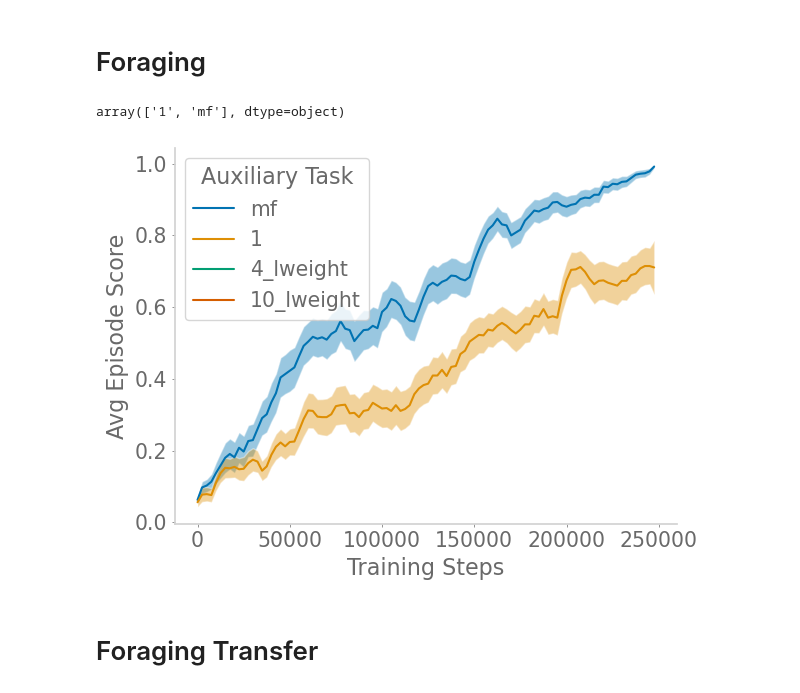
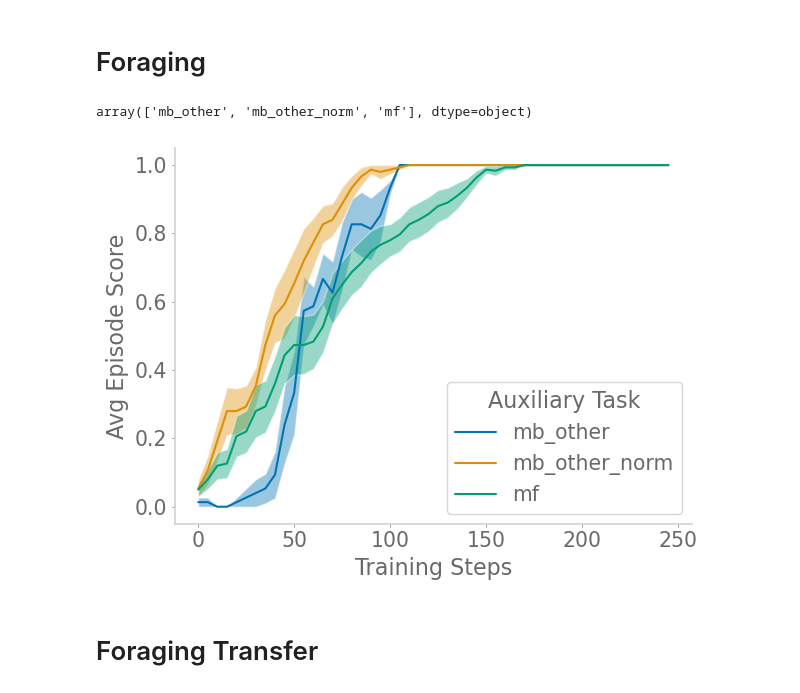
Before and after one commit to chingf/auxrl, a Jupyter notebook: notebooks/03-plot_learning_curves.ipynb, the cells around one changed output. Saved outputs shown, nothing was run; the diff lists cells and outputs as text; code cells hidden in the pictures.

```diff
--- a/notebooks/03-plot_learning_curves.ipynb
+++ b/notebooks/03-plot_learning_curves.ipynb
@@ -61,12 +61,12 @@ def get_df(base, z, pfiles):
 # %% [markdown]
 # Foraging
 # %%
-base = 'gridworld'
-z = 8
+base = 'gridtest'
+z = 10
 # %%
 pfiles = []
 
-pickle_dir = f'{engram_dir}pickles/{basename}_dm_dim{dim}/'
+pickle_dir = f'{engram_dir}pickles/{base}_dm_dim{z}/'
 for pfile in os.listdir(pickle_dir):
     if pfile.endswith('.p'):
         pfiles.append(f'{pickle_dir}{pfile}')
@@ -74,44 +74,44 @@ df = get_df(base, z, pfiles)
 # %%
 np.unique(df['model'])
 # %% [output]
-array(['1', 'mf'], dtype=object)
+array(['mb_other', 'mb_other_norm', 'mf'], dtype=object)
 # %%
 new_df = df.copy()
 smooth_line = True
 new_df['episode'] = new_df['episode']//5*5
 episodes = np.unique(new_df['episode'])
 fig, ax = plt.subplots()
 for _idx, model in enumerate(
-    #np.unique(new_df['fname'])
-    ['mf', '1', '4_lweight', '10_lweight']
+    np.unique(new_df['model'])
+    #['mf', '1', '4_lweight', '10_lweight']
     ):
     means = []
     sems = []
     for ep in episodes:
         vals = new_df[(new_df['model']==model) & (new_df['episode']==ep)]
         vals = vals['valid_score']
         means.append(np.mean(vals))
         sems.append(sem(vals))
     means = np.array(means)
     sems = np.array(sems)
     mean_lowerbound = means - sems
     mean_upperbound = means + sems
     if smooth_line:
         means = smooth(episodes, means, 3)
         mean_lowerbound = smooth(episodes, mean_lowerbound)
         mean_upperbound = smooth(episodes, mean_upperbound)
-    ax.plot(episodes[:-1]*500, means[:-1], label=model)
+    ax.plot(episodes[:-1], means[:-1], label=model)
     ax.fill_between(
-        episodes[:-1]*500, mean_lowerbound[:-1],
+        episodes[:-1], mean_lowerbound[:-1],
         mean_upperbound[:-1], alpha=0.4)
 plt.ylabel('Avg Episode Score')
 plt.xlabel('Training Steps')
 plt.legend(title='Auxiliary Task')
 plt.tight_layout()
 plt.savefig('foraging.png', dpi=300, transparent=True)
 plt.show()
 # %% [output]
-[figure, old version]
+[figure, new version]
 # %% [markdown]
 # Foraging Transfer
 # %%
```
Also changed, not shown: 2 other files.
